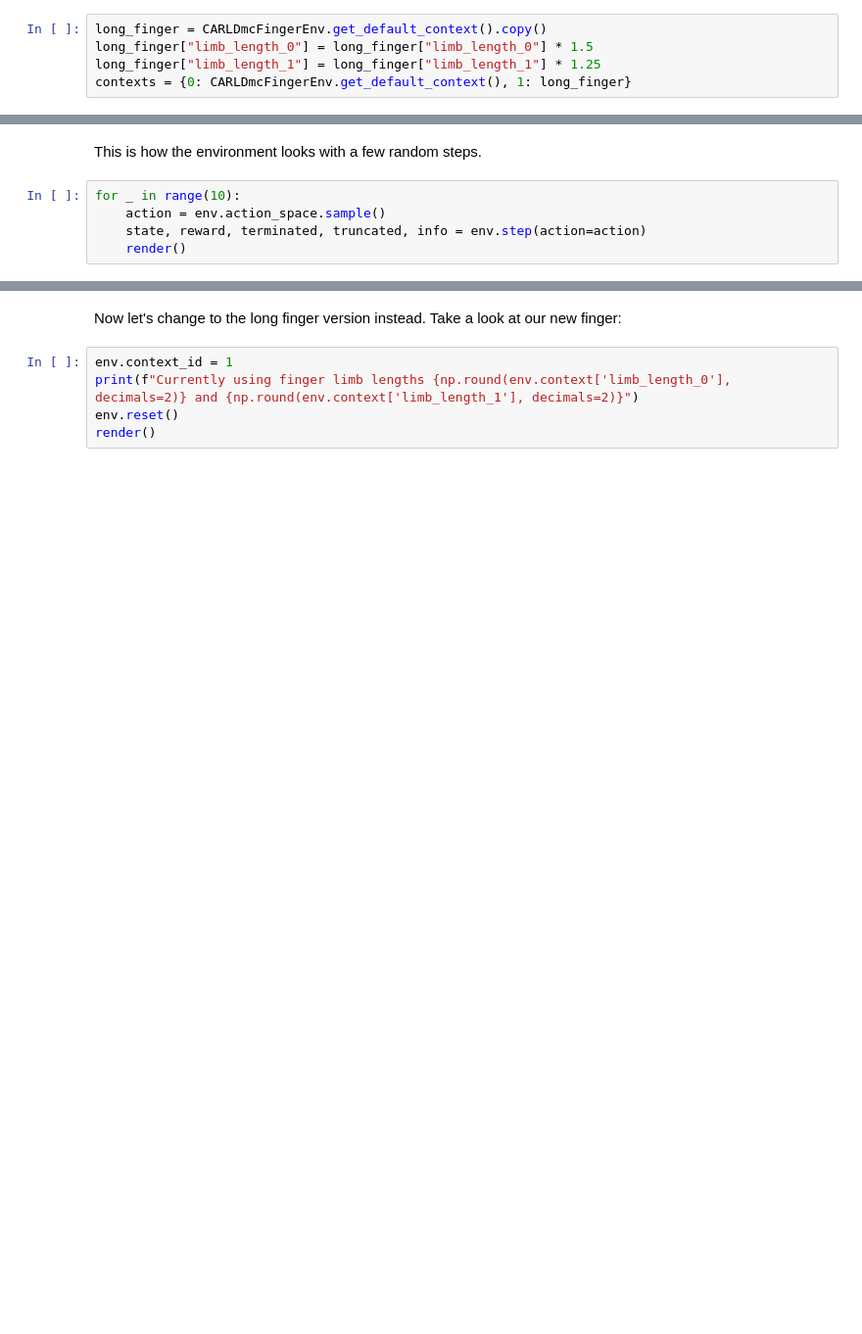
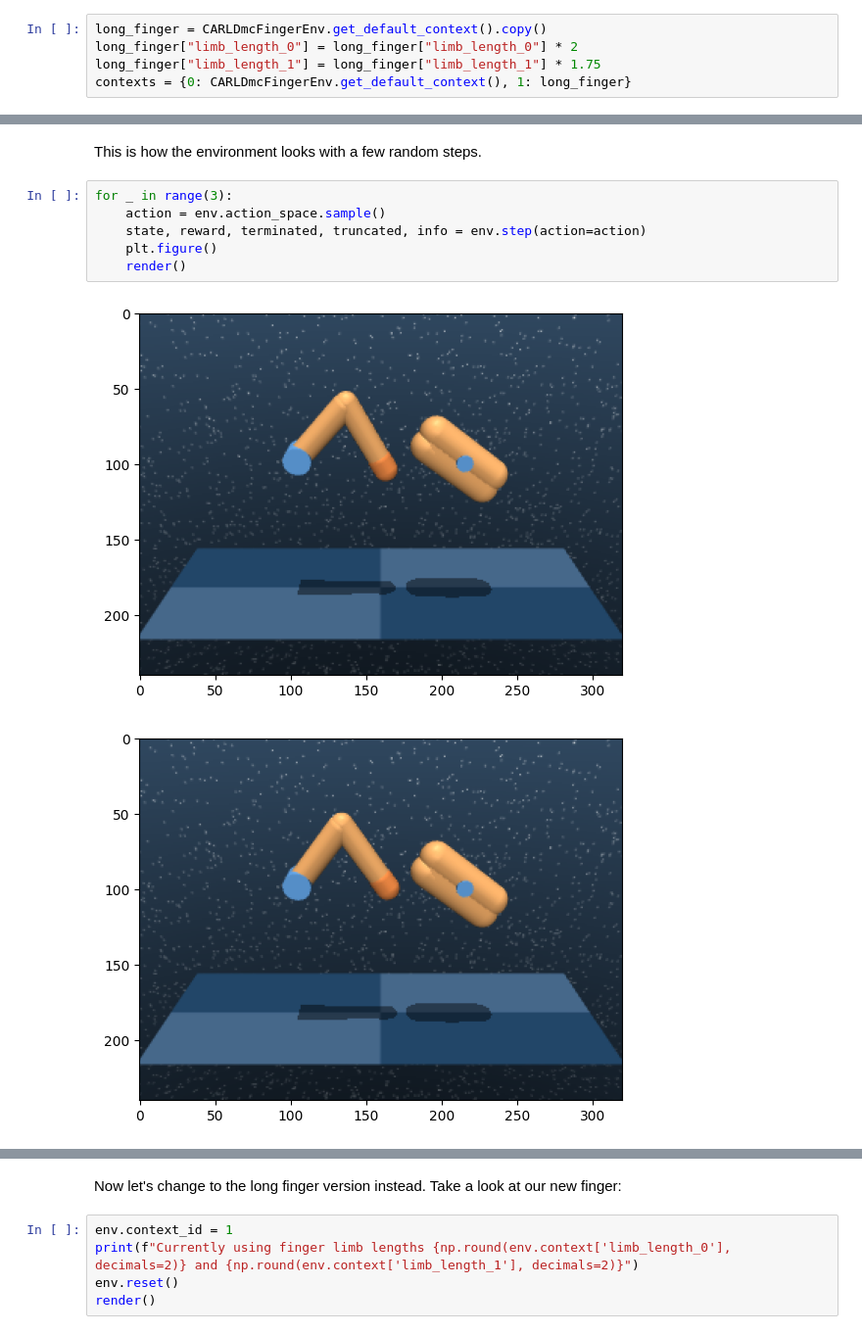
Before and after one commit to automl/CARL, a Jupyter notebook: examples/manually_switch_contexts_with_dm_control.ipynb, the cells around one changed output, grey strips where cells are left out. Shown at 98% size. Cells and saved outputs as stored; diff of their text form; blank space fills up the shorter version.

```diff
--- a/examples/manually_switch_contexts_with_dm_control.ipynb
+++ b/examples/manually_switch_contexts_with_dm_control.ipynb
@@ -11,8 +11,8 @@ from carl.envs import CARLDmcFingerEnv
 First, let's define the context. Instead of sampling, we can also manually change values. In this case, we simply take the default context and augment it a bit.
 # %%
 long_finger = CARLDmcFingerEnv.get_default_context().copy()
-long_finger["limb_length_0"] = long_finger["limb_length_0"] * 1.5
-long_finger["limb_length_1"] = long_finger["limb_length_1"] * 1.25
+long_finger["limb_length_0"] = long_finger["limb_length_0"] * 2
+long_finger["limb_length_1"] = long_finger["limb_length_1"] * 1.75
 contexts = {0: CARLDmcFingerEnv.get_default_context(), 1: long_finger}
 # %% [markdown]
 Then we can use our contexts to instantiate the CARL environment. We choose a StaticSelector since we don't want the context to change on its own.
@@ -30,7 +29,11 @@ FatalError: gladLoadGL error
 # %% [markdown]
 This is how the environment looks with a few random steps.
 # %%
-for _ in range(10):
+for _ in range(3):
     action = env.action_space.sample()
     state, reward, terminated, truncated, info = env.step(action=action)
+    plt.figure()
     render()
+# %% [output]
+[figure, added]
+[figure, added]
```
Also changed, not shown: parts of 4 cells of this notebook, 1 other file.
